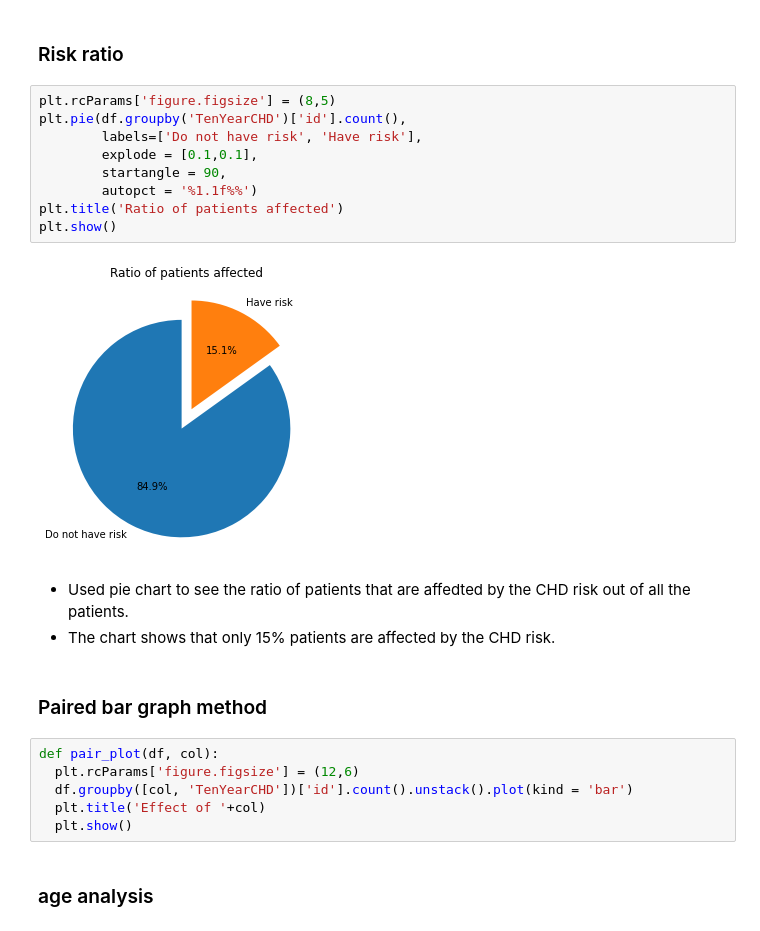
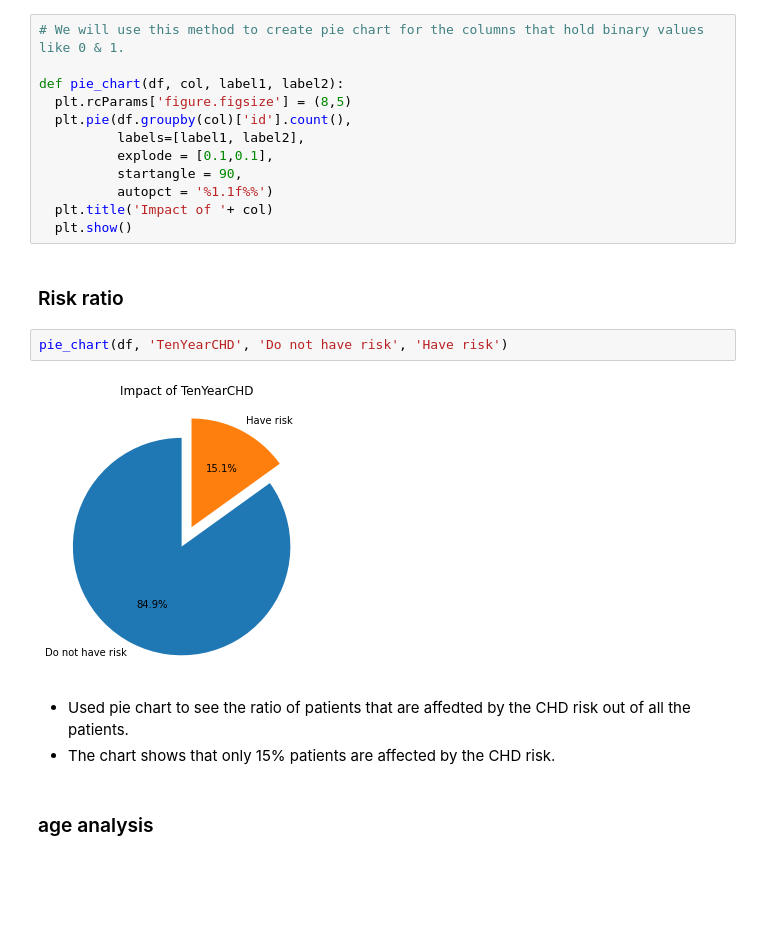
Before and after one commit to jatinsharma16/Capstone-Project-Classification, a Jupyter notebook: cardiovascular_risk_prediction.ipynb, the cells around one changed output. Saved outputs shown, nothing was run; the diff lists cells and outputs as text; blank space fills up the shorter version.

```diff
--- a/cardiovascular_risk_prediction.ipynb
+++ b/cardiovascular_risk_prediction.ipynb
@@ -414,27 +438,24 @@ plt.show()
+# %%
+# We will use this method to create pie chart for the columns that hold binary values like 0 & 1.
+
+def pie_chart(df, col, label1, label2):
+  plt.rcParams['figure.figsize'] = (8,5)
+  plt.pie(df.groupby(col)['id'].count(),
+          labels=[label1, label2],
+          explode = [0.1,0.1],
+          startangle = 90,
+          autopct = '%1.1f%%')
+  plt.title('Impact of '+ col)
+  plt.show()
 # %% [markdown]
 ### Risk ratio
-# %%
-plt.rcParams['figure.figsize'] = (8,5)
-plt.pie(df.groupby('TenYearCHD')['id'].count(),
-        labels=['Do not have risk', 'Have risk'],
-        explode = [0.1,0.1],
-        startangle = 90,
-        autopct = '%1.1f%%')
-plt.title('Ratio of patients affected')
-plt.show()
-# %% [output]
-[figure, removed]
+# %%
+pie_chart(df, 'TenYearCHD', 'Do not have risk', 'Have risk')
+# %% [output]
+[figure, added]
 # %% [markdown]
 - Used pie chart to see the ratio of patients that are affedted by the CHD risk out of all the patients.
 - The chart shows that only 15% patients are affected by the CHD risk.
-# %% [markdown]
-### Paired bar graph method
-# %%
-def pair_plot(df, col):
-  plt.rcParams['figure.figsize'] = (12,6)
-  df.groupby([col, 'TenYearCHD'])['id'].count().unstack().plot(kind = 'bar')
-  plt.title('Effect of '+col)
-  plt.show()
 # %% [markdown]
 ### age analysis
 # %%
```
Also changed, not shown: parts of 88 cells of this notebook.
